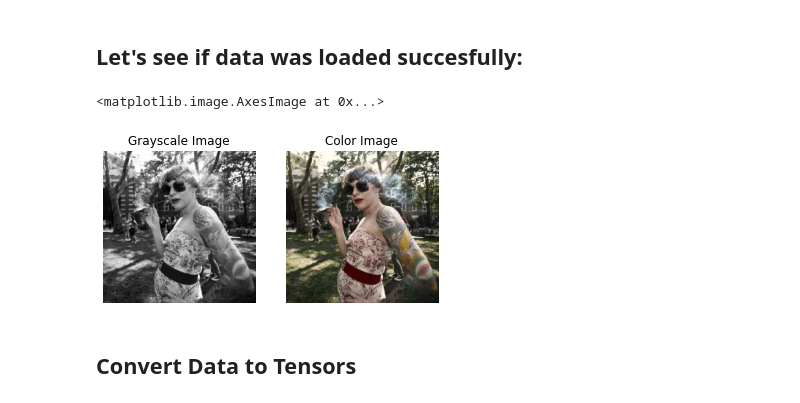
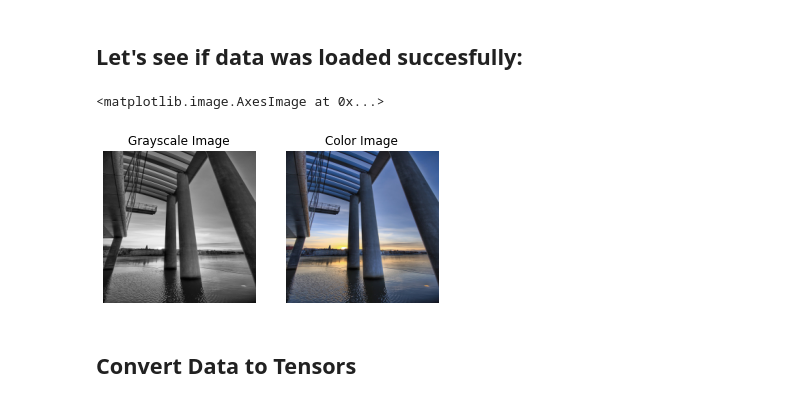
Before and after one commit to alexchandler100/MAT_180, a Jupyter notebook: colorized/demo/forward_process.ipynb, the cells around one changed output. Cells and saved outputs as stored; diff of their text form; code cells hidden in the pictures.

```diff
--- a/colorized/demo/forward_process.ipynb
+++ b/colorized/demo/forward_process.ipynb
@@ -43,22 +44,23 @@ def createLab(n=5):
 ## Let's see if data was loaded succesfully:
 # %%
 #img_lab = np.concatenate((ab[0],l[0][:,:,None]),axis=2)
-lab = createLab(1)
-img_lab = lab[0]
+img_index = 5
+lab = createLab(10)
+img_lab = lab[img_index]
 
 fig = plt.figure()
 fig1 = fig.add_subplot(1, 2, 1)
 fig1.title.set_text("Grayscale Image")
 plt.axis('off')
 plt.imshow(img_lab[:,:,0], cmap='gray')
 fig2 = fig.add_subplot(1, 2, 2)
 fig2.title.set_text("Color Image")
 plt.axis('off')
 img_labs = cv2.cvtColor(img_lab,cv2.COLOR_LAB2RGB)
 plt.imshow(img_labs)
 # %% [output]
 <matplotlib.image.AxesImage at 0x...>
-[figure, old version]
+[figure, new version]
 # %% [markdown]
 ## Convert Data to Tensors
 # %%
```
Also changed, not shown: parts of 5 cells of this notebook, 4 other files.
